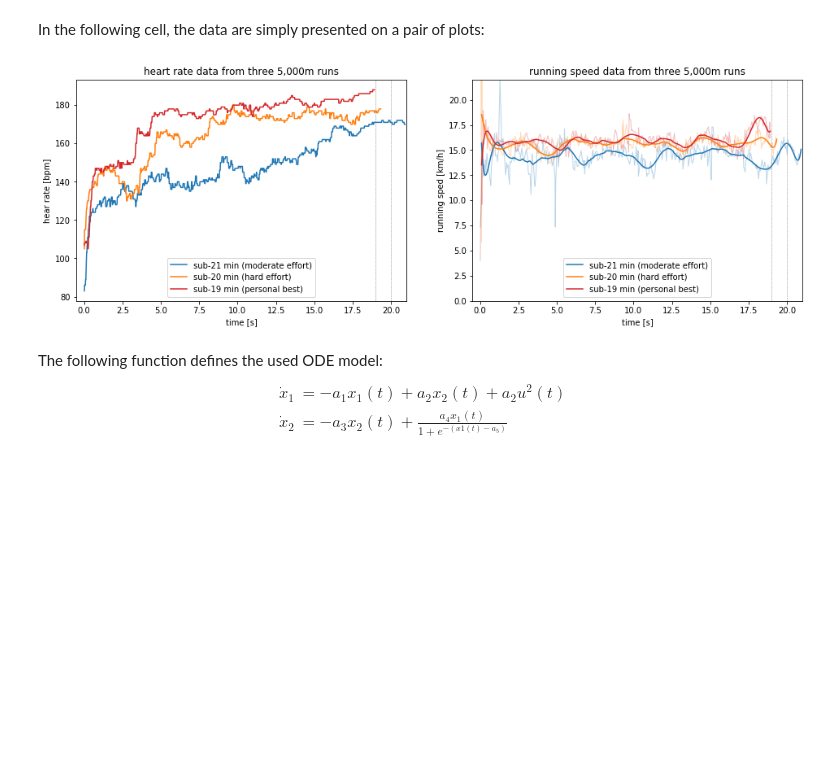
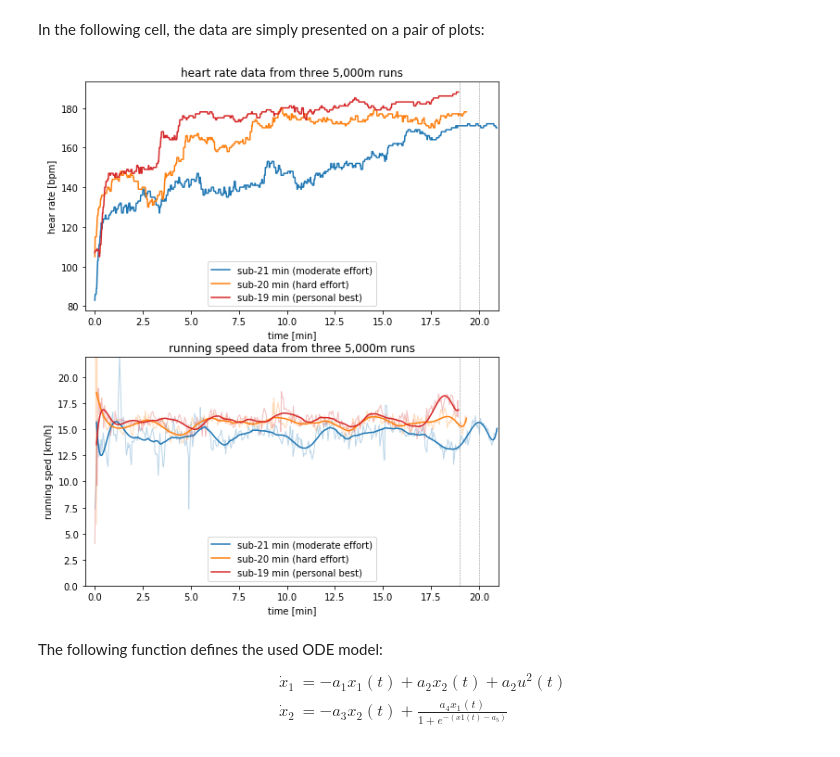
Before and after one commit to sebastiankalos/math_modeling, a Jupyter notebook: HR_analysis.ipynb, the cells around one changed output. Cells and saved outputs as stored; diff of their text form; code cells hidden in the pictures; blank space fills up the shorter version.

```diff
--- a/HR_analysis.ipynb
+++ b/HR_analysis.ipynb
@@ -67,40 +67,40 @@ speed_profile_sub_19 = savgol_filter(speed_kph_sub_19[omit_start:], window_size,
 # %% [markdown]
 In the following cell, the data are simply presented on a pair of plots:
 # %%
-fig, (plt1, plt2) = plt.subplots(1, 2, figsize=(16, 5))
+fig, (plt1, plt2) = plt.subplots(2, 1, figsize=(8, 10))
 
 plt1.plot(secs_sub_21/60,hr_sub_21,color="tab:blue",label='sub-21 min (moderate effort)')
 plt1.plot(secs_sub_20/60,hr_sub_20,color="tab:orange",label='sub-20 min (hard effort)')
 plt1.plot(secs_sub_19/60,hr_sub_19,color="tab:red",label='sub-19 min (personal best)')
 
 
 plt1.set_xlabel('time [min]')
 plt1.set_ylabel('hear rate [bpm]')
 plt1.set_title("heart rate data from three 5,000m runs")
 plt1.axvline(x=20,color="grey",linestyle='--',linewidth=0.5)
 plt1.axvline(x=19,color="grey",linestyle='--',linewidth=0.5)
 plt1.set_xlim([-0.5,21])
 plt1.legend()
 
 plt2.plot(secs_sub_21/60,speed_kph_sub_21,color="tab:blue",alpha=0.3,linewidth=1)
 plt2.plot(secs_sub_20/60,speed_kph_sub_20,color="tab:orange",alpha=0.3,linewidth=1)
 plt2.plot(secs_sub_19/60,speed_kph_sub_19,color="tab:red",alpha=0.3,linewidth=1)
 plt2.plot(secs_sub_21[omit_start:]/60,speed_profile_sub_21,color="tab:blue",label='sub-21 min (moderate effort)')
 plt2.plot(secs_sub_20[omit_start:]/60,speed_profile_sub_20,color="tab:orange",label='sub-20 min (hard effort)')
 plt2.plot(secs_sub_19[omit_start:]/60,speed_profile_sub_19,color="tab:red",label='sub-19 min (personal best)')
 
 plt2.set_xlabel("time [min]")
 plt2.set_ylabel("running sped [km/h]")
 plt2.set_title("running speed data from three 5,000m runs")
 plt2.axvline(x=20,color="grey",linestyle='--',linewidth=0.5)
 plt2.axvline(x=19,color="grey",linestyle='--',linewidth=0.5)
 plt2.set_xlim([-0.5,21])
 plt2.set_ylim([0,22])
 plt2.legend()
 
 plt.savefig('heart-rate_speed_data.png', dpi=300)
 # %% [output]
-[figure, old version]
+[figure, new version]
 # %% [markdown]
 The following function defines the used ODE model:
 $$
```
Also changed, not shown: parts of 9 cells of this notebook, 4 other files.
